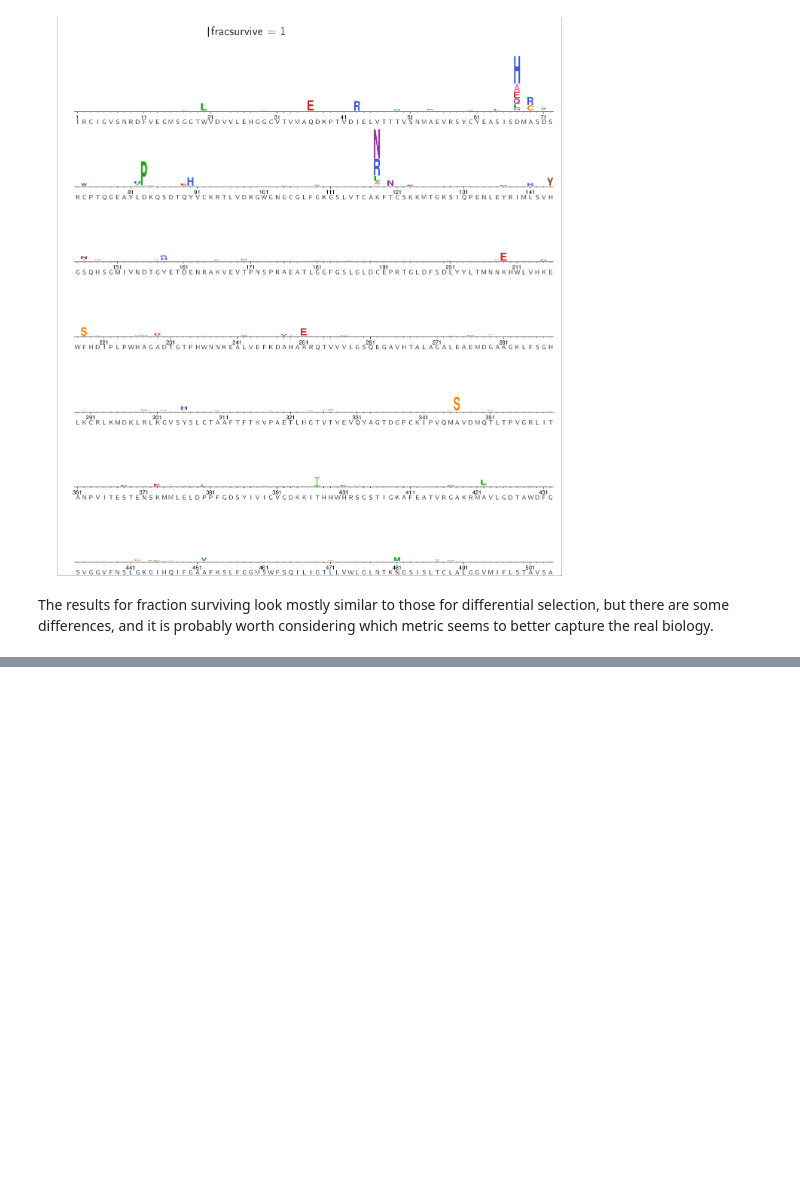
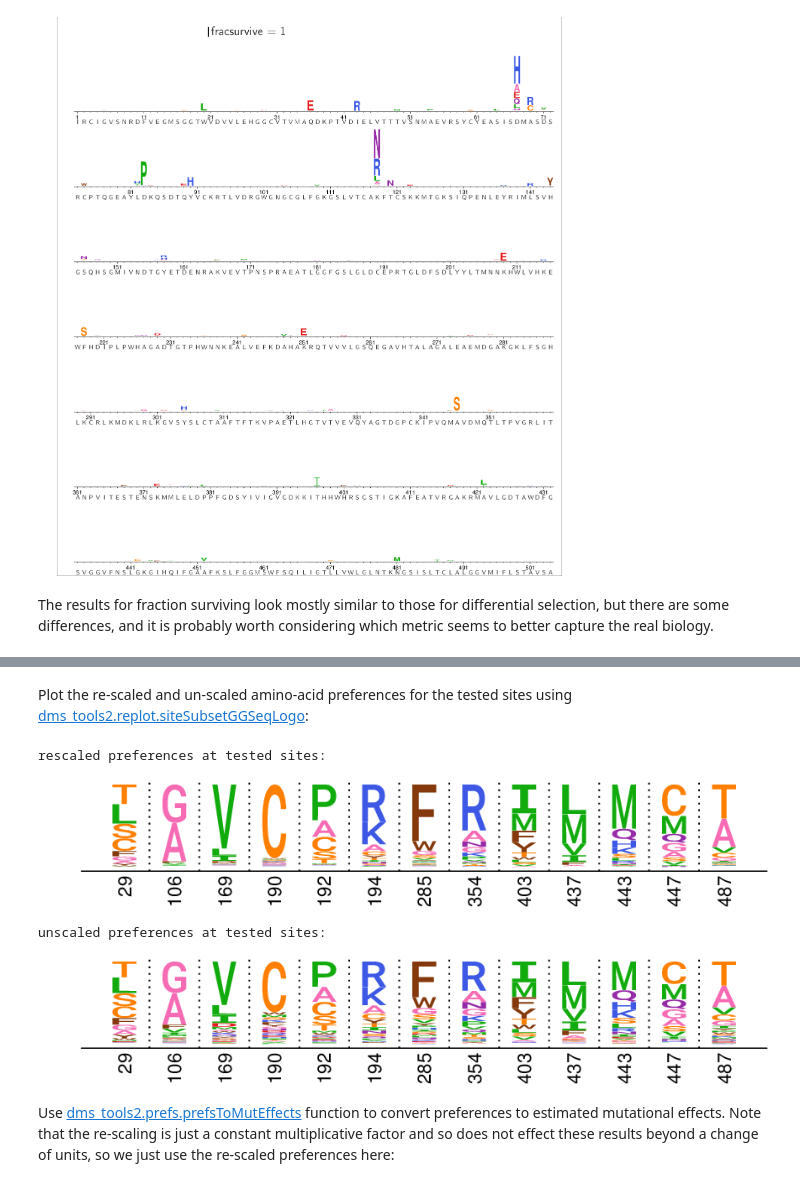
Before and after one commit to jbloomlab/ZIKV_DMS_with_EvansLab, a Jupyter notebook: analysis_notebook.ipynb, the cells around one changed output, grey strips where cells are left out. Drawn from its saved outputs; the diff is of its cells as text; code cells hidden in the pictures; blank space fills up the shorter version.

Commit message:
started adding analysis of Evans experiments

```diff
--- a/analysis_notebook.ipynb
+++ b/analysis_notebook.ipynb
@@ -589,0 +598,28 @@ The results for fraction surviving look mostly similar to those for differential
+# %%
+# manually enter data from Evans lab
+tested_mutations = (
+    pandas.DataFrame.from_records([
+        ('C190S', 'no growth'),
+        ('P192I', 'no growth'),
+        ('P354R', 'good growth'),
+        ('G106A', 'good growth'),
+        ('T194R', 'good growth'),
+        ('G29L' , 'good growth'),
+        ('S403I', 'good growth'),
+        ('K443M', 'good growth'), # almost wildtype
+        ('Q447C', 'good growth'),
+        ('F285S', 'attenuated'),
+        ('V437A', 'good growth'),
+        ('T487M', 'good growth'),
+        ('G29A' , 'good growth'),
+        ('V169L', 'good growth')
+        ], columns=['mutation', 'phenotype'])
+    )
+
+# extract wildtype amino acid, site, and mutant amino acid
+tested_mutations = (
+    tested_mutations
+    .join(tested_mutations.mutation.str.extractall(
+          '^(?P<wt_aa>[A-Z])(?P<site>\d+)(?P<mut_aa>[A-Z])$')
+          .reset_index(drop=True))
+    )
@@ -589,0 +644,26 @@ The results for fraction surviving look mostly similar to those for differential
+# %% [markdown]
+Plot the re-scaled and un-scaled amino-acid preferences for the tested sites using [dms_tools2.replot.siteSubsetGGSeqLogo](https://jbloomlab.github.io/dms_tools2/dms_tools2.rplot.html#dms_tools2.rplot.siteSubsetGGSeqLogo):
+# %%
+for scaling, df in [('rescaled', rescaledprefs),
+                    ('unscaled', unscaledprefs)]:
+
+    tested_prefslogo = os.path.join(experimentsdir,
+                                    f'tested_{scaling}_prefs.pdf')
+
+    dms_tools2.rplot.siteSubsetGGSeqLogo(
+        df.assign(show=lambda x: x['site'].isin(tested_mutations.site)),
+        dms_tools2.AAS,
+        tested_prefslogo,
+        width=0.5 * len(tested_mutations.site.unique()),
+        height=1.5)
+
+    print(f"\n\n{scaling} preferences at tested sites:")
+    showPDF(tested_prefslogo)
+# %% [output]
+rescaled preferences at tested sites:
+[figure, added]
+unscaled preferences at tested sites:
+[figure, added]
+# %% [markdown]
+Use [dms_tools2.prefs.prefsToMutEffects](https://jbloomlab.github.io/dms_tools2/dms_tools2.prefs.html#dms_tools2.prefs.prefsToMutEffects) function to convert preferences to estimated mutational effects.
+Note that the re-scaling is just a constant multiplicative factor and so does not effect these results beyond a change of units, so we just use the re-scaled preferences here:
```
Also changed, not shown: parts of 7 cells of this notebook.
